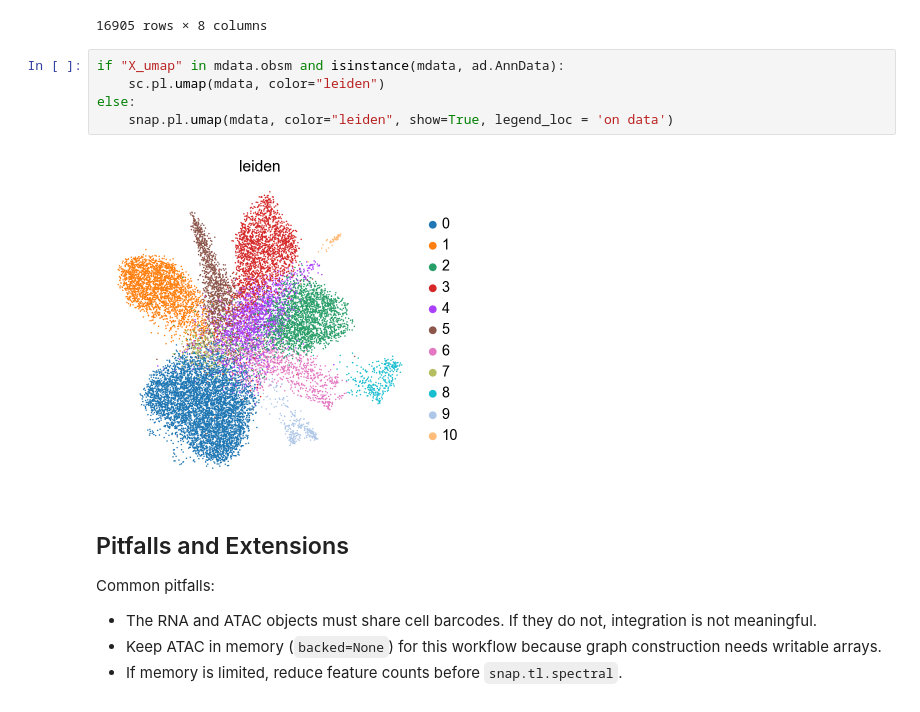
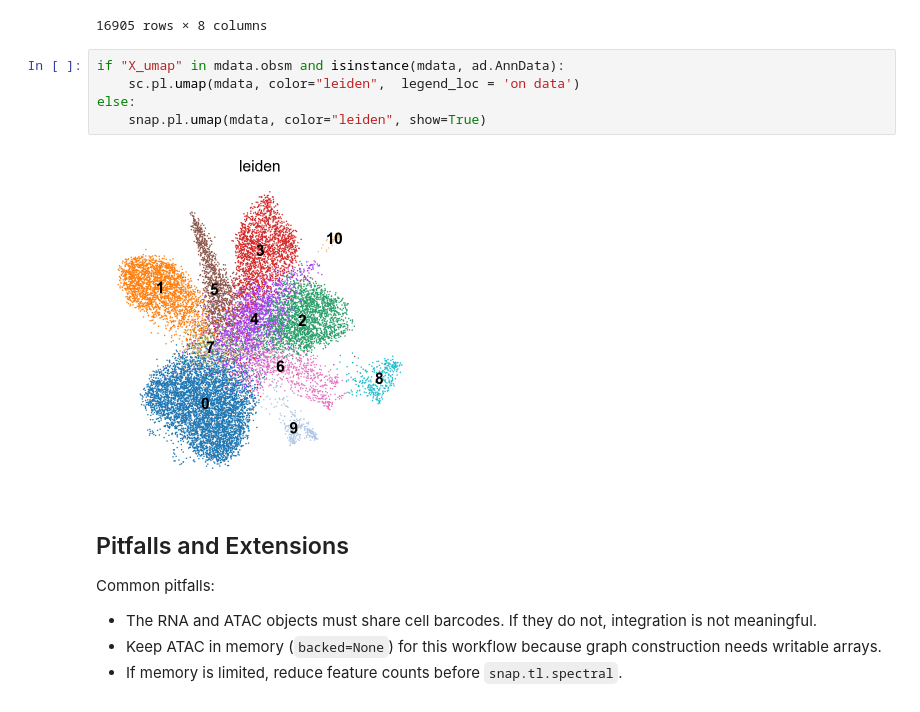
Before and after one commit to christoffermattssonlangseth/dbit-nature-analysis, a Jupyter notebook: rna_atac_multimodal_snapatac2.ipynb, the cells around one changed output. Drawn from its saved outputs; the diff is of its cells as text.

```diff
--- a/rna_atac_multimodal_snapatac2.ipynb
+++ b/rna_atac_multimodal_snapatac2.ipynb
@@ -506,11 +505,11 @@ mdata.obs
 16905 rows × 8 columns
 # %%
 if "X_umap" in mdata.obsm and isinstance(mdata, ad.AnnData):
-    sc.pl.umap(mdata, color="leiden")
+    sc.pl.umap(mdata, color="leiden",  legend_loc = 'on data')
 else:
-    snap.pl.umap(mdata, color="leiden", show=True, legend_loc = 'on data')
+    snap.pl.umap(mdata, color="leiden", show=True)
 # %% [output]
-[figure, old version]
+[figure, new version]
 # %% [markdown]
 ## Pitfalls and Extensions
 
```
Also changed, not shown: parts of 3 cells of this notebook.
